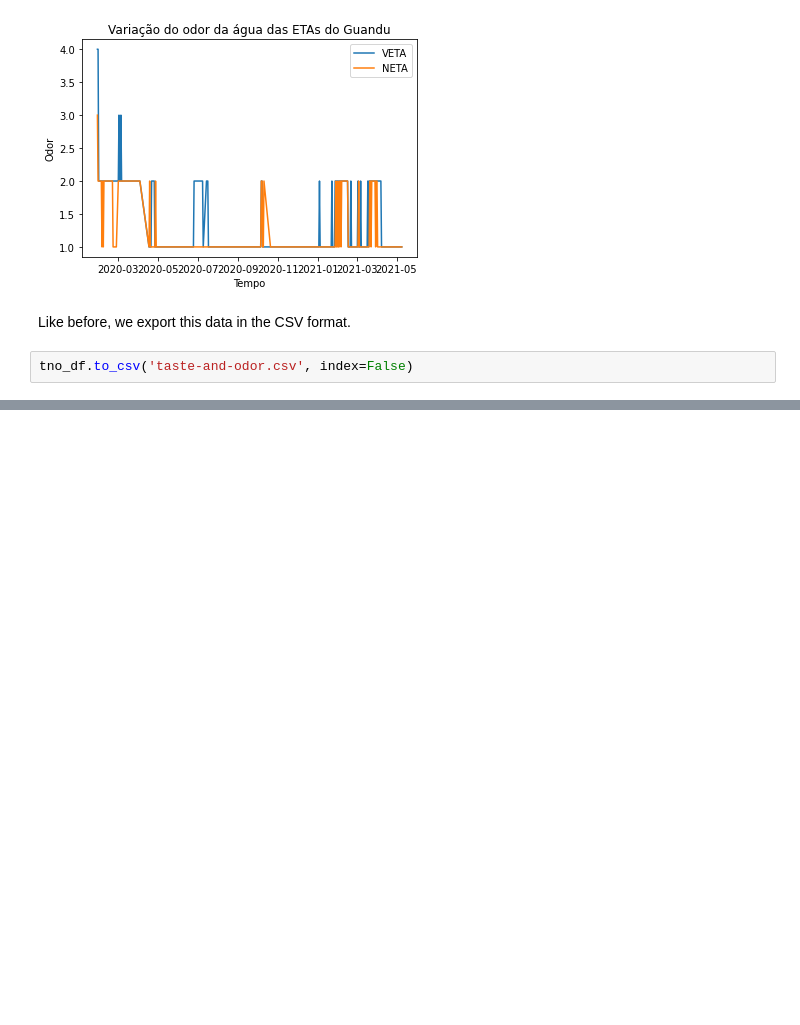
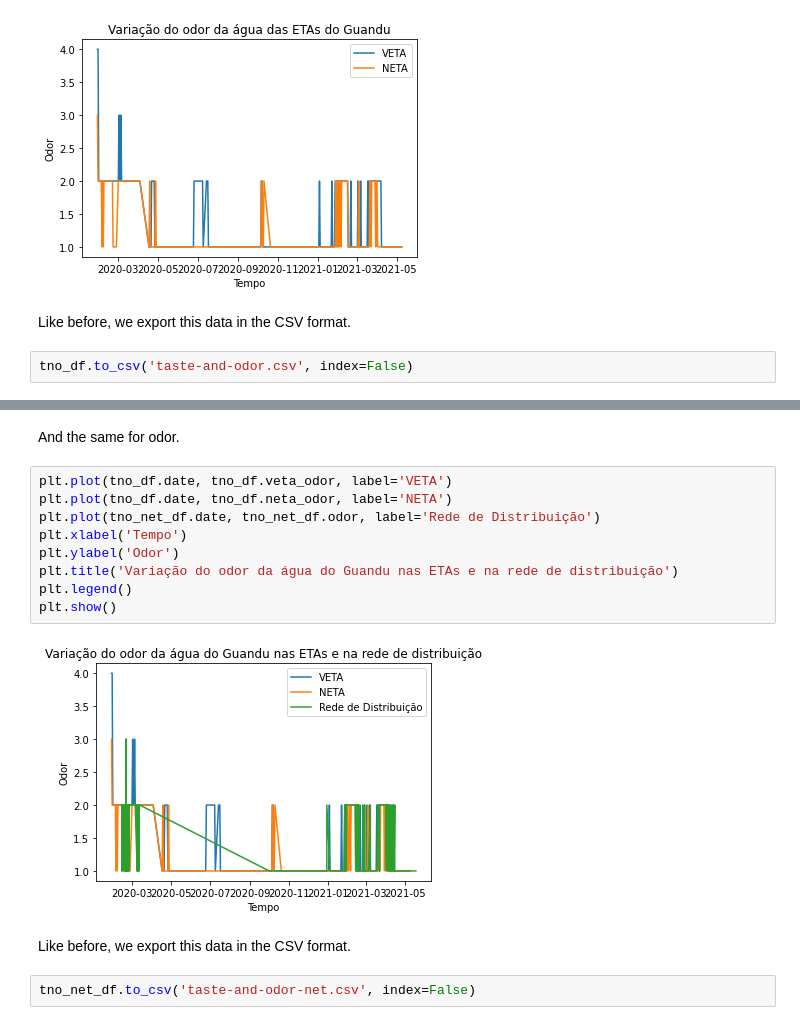
Before and after one commit to guidanoli/inf1032, a Jupyter notebook: cedae.ipynb, the cells around one changed output, grey strips where cells are left out. Saved outputs shown, nothing was run; the diff lists cells and outputs as text; blank space fills up the shorter version.

```diff
--- a/cedae.ipynb
+++ b/cedae.ipynb
@@ -452,0 +581,17 @@ tno_df.to_csv('taste-and-odor.csv', index=False)
+# %% [markdown]
+And the same for odor.
+# %%
+plt.plot(tno_df.date, tno_df.veta_odor, label='VETA')
+plt.plot(tno_df.date, tno_df.neta_odor, label='NETA')
+plt.plot(tno_net_df.date, tno_net_df.odor, label='Rede de Distribuição')
+plt.xlabel('Tempo')
+plt.ylabel('Odor')
+plt.title('Variação do odor da água do Guandu nas ETAs e na rede de distribuição')
+plt.legend()
+plt.show()
+# %% [output]
+[figure, added]
+# %% [markdown]
+Like before, we export this data in the CSV format.
+# %%
+tno_net_df.to_csv('taste-and-odor-net.csv', index=False)
```
Also changed, not shown: parts of 24 cells of this notebook, 2 other files.
